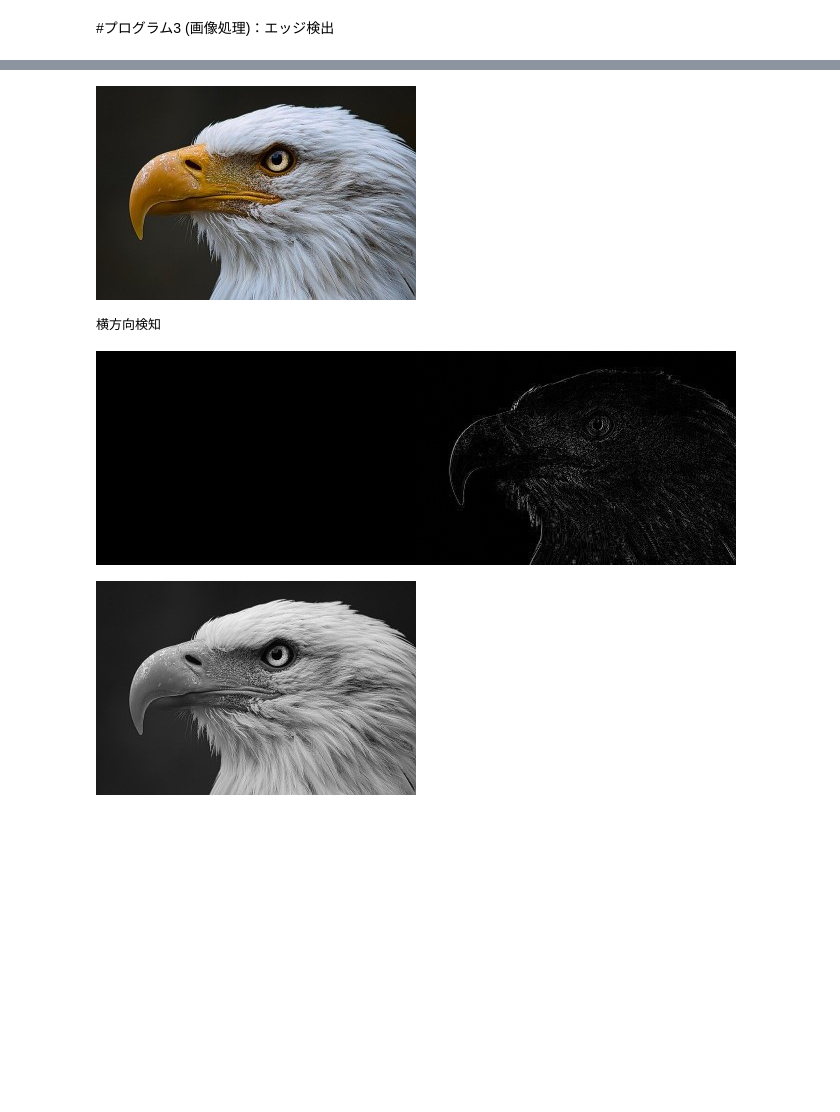
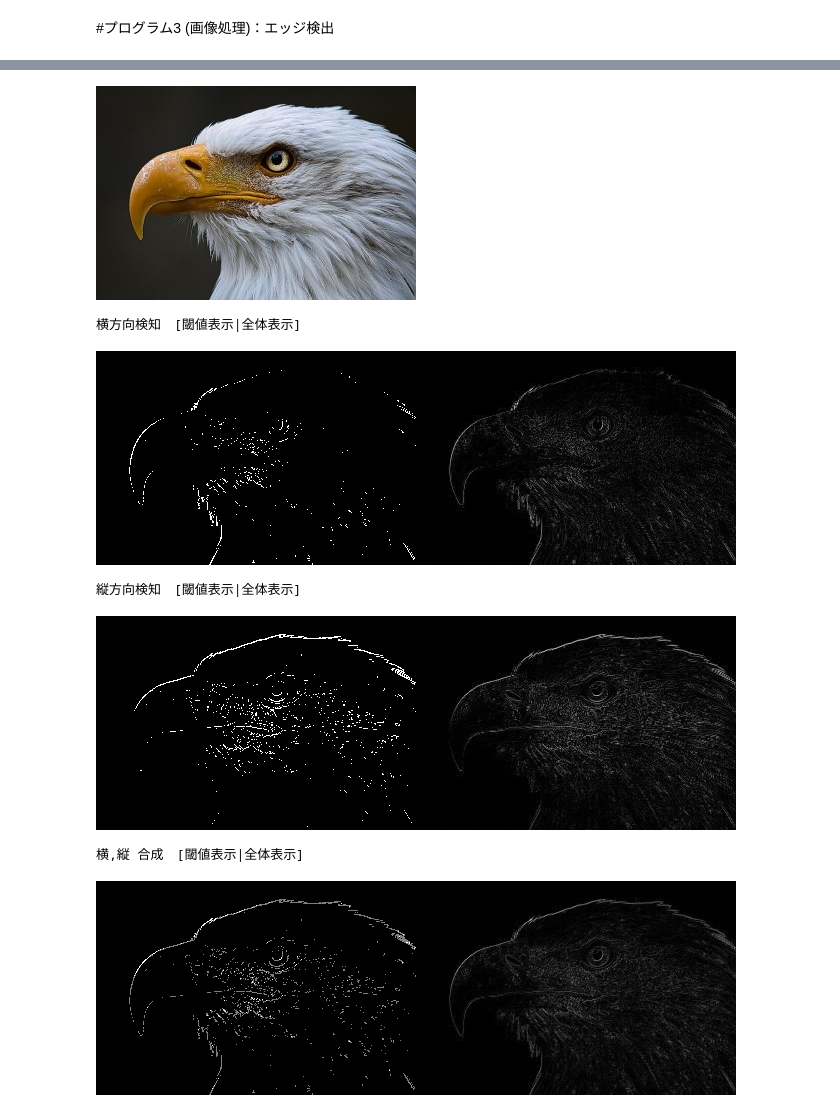
Before and after one commit to Ryoma-HCU/Prog2kakushin, a Jupyter notebook: work3.ipynb, the cells around one changed output, grey strips where cells are left out. Cells and saved outputs as stored; diff of their text form; code cells hidden in the pictures; blank space fills up the shorter version.

```diff
--- a/work3.ipynb
+++ b/work3.ipynb
@@ -41,11 +39,10 @@ def Horizontal_detection(img, th, h, w):
   img_edge2 = np.zeros( (h, w), np.uint8 )
   for iy in range(h):
     for ix in range(w-1):
-      dif = np.int64(img[iy,ix+1]) - np.int64(img[iy,ix])
-#      print(img[iy,ix],img[iy,ix+1]) # 消しておく
+      dif = np.int32(img[iy,ix+1]) - np.int32(img[iy,ix])
       if np.abs(dif) >= th:
         img_edge1[iy,ix+1] = 255
-      img_edge2[iy,ix+1] = np.abs(dif)
+      img_edge2[iy,ix+1] = np.abs(dif) #光量調節
   return img_edge1, img_edge2
 
 def Vertical_detection(img, th, h, w):
@@ -53,10 +50,10 @@ def Vertical_detection(img, th, h, w):
   img_edge2 = np.zeros( (h, w), np.uint8 )
   for ix in range(w):
     for iy in range(h-1):
-      dif = img[iy+1,ix] - img[iy,ix]
+      dif = np.int32(img[iy+1,ix]) - np.int32(img[iy,ix])
       if np.abs(dif) >= th:
         img_edge1[iy+1,ix] = 255
-      img_edge2[iy+1,ix] = np.abs(dif)
+      img_edge2[iy+1,ix] = np.abs(dif) #光量調節
   return img_edge1, img_edge2
 
 
@@ -97,18 +94,18 @@ while True:
     print("正しい値を入力してください．")
 print()
 
-# 関数計算・出力表示
+# 計算・出力表示
 print("オリジナル")
 cv2_imshow(img)
 if dx==1:
   img_dx1,img_dx2 = Horizontal_detection(img_gray, edge, h, w)
-  print("横方向検知")
+  print("横方向検知　[閾値表示|全体表示]")
   img_h = cv2.hconcat([img_dx1, img_dx2])
   cv2.imwrite("data/dst/opencv_hconcat.jpg", img_h)
   cv2_imshow(img_h)
 if dy==1:
   img_dy1,img_dy2 = Vertical_detection(img_gray, edge, h, w)
-  print("縦方向検知")
+  print("縦方向検知　[閾値表示|全体表示]")
   img_h = cv2.hconcat([img_dy1, img_dy2])
   cv2.imwrite("data/dst/opencv_hconcat.jpg", img_h)
   cv2_imshow(img_h)
@@ -122,14 +119,12 @@ if dx==1 and dy==1:
   for iy in range(h):
     for ix in range(w):
       p = 0.5*img_dx2[iy,ix] + 0.5*img_dy2[iy,ix]
-      img_compo2[iy,ix] = np.uint8(p)
-  print("横・縦 合成")
+      img_compo2[iy,ix] = np.uint8(p) #光量調節pに掛ける
+  print("横,縦 合成　[閾値表示|全体表示]")
   img_h = cv2.hconcat([img_compo1, img_compo2])
   cv2.imwrite("data/dst/opencv_hconcat.jpg", img_h)
   cv2_imshow(img_h)
 if dx==0 and dy==0:
   print("終了")
-
-cv2_imshow(img_gray)
 # %% [output]
 ●11個のファイルがあります．
@@ -150,6 +145,9 @@ ichidai.jpg
 
 オリジナル
 [figure]
-横方向検知
+横方向検知　[閾値表示|全体表示]
-[figure, old version]
+[figure, new version]
+縦方向検知　[閾値表示|全体表示]
-[figure, old version]
+[figure, new version]
+横,縦 合成　[閾値表示|全体表示]
+[figure, added]
```
Also changed, not shown: parts of 4 cells of this notebook.
